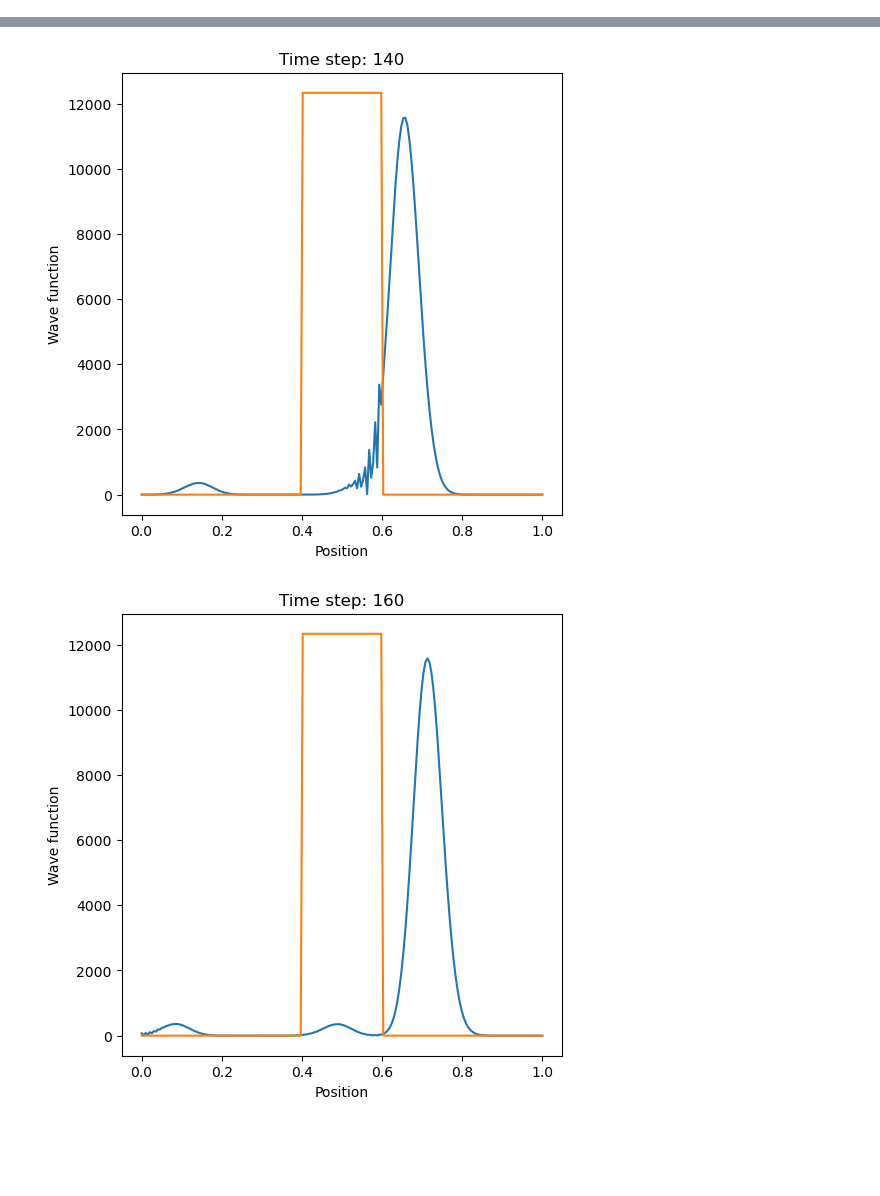
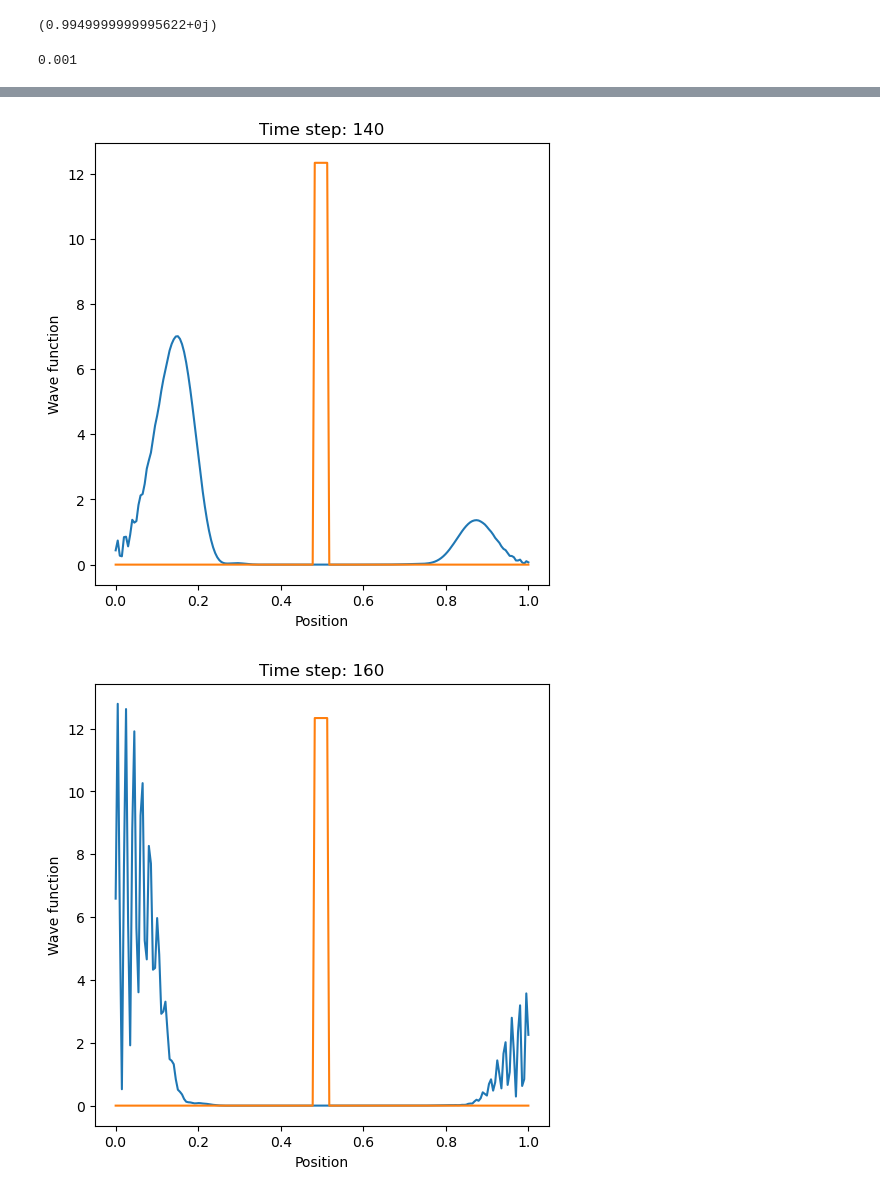
Before and after one commit to mirhex-toldex/charge-exchange, a Jupyter notebook: Crank_Nicholson.ipynb, the cells around one changed output, grey strips where cells are left out. Cells and saved outputs as stored; diff of their text form; code cells hidden in the pictures; blank space fills up the shorter version.

Commit message:
working code, added dx to norm

```diff
--- a/Crank_Nicholson.ipynb
+++ b/Crank_Nicholson.ipynb
@@ -5,7 +12,8 @@ import statistics
 # %%
-# Parameters
-L = 1  # length of the domain
-T = L / (2 * np.pi * 50) # total time, ~ L / k0
+# Domain parameters
+delta = 2 * epsilon**2 / lambdaa
+L = J * epsilon  # length of the domain
+T = L / k0 # total time, ~ L / k0
 nx = 200  # number of spatial points
 nt = 200  # number of time steps
 
@@ -13,3 +21,6 @@ dx = L / nx
 dt = T / nt
 
 x = np.linspace(0, L, nx)
+print(delta)
+print(delta*nx)
+print(T)
@@ -16,17 +31,28 @@ x = np.linspace(0, L, nx)
+# %%
+# Gaussian wave packet
+x0 = L / 4  # center of the wave packet
+v0 = L / (2 * T) # 2*np.sqrt(V0) #(L / 2*T) / 2 #np.pi * 50 #
+# k0 = 50 * np.pi #v0 / 2 # wave number of the wave packet (p = hbar*k)
+sigma = L / 20  # width of the wave packet
+# epsilon = np.pi / (20 * k0)
+N = (np.pi * sigma ** 2)**(-1/4) # Normalization
+delta = T / N
+gaussian = np.exp(-0.5 * ((x - x0) / sigma) ** 2)
+phase = np.exp(1j * k0 * x)
+psi0 = (gaussian * phase) * N
+norm = np.sum(psi0 * np.conj(psi0)) * dx
+print(norm)
+# %% [output]
+(0.9949999999995622+0j)
 # %%
 # Potential initial conditions
-V0 = 0.5*(np.pi * 50)**2  # potential strength
-a = 0.2 #0.032  # width
+V0 = (0.5* k0**2)  # potential strength
+a = 0.032 #0.032  # width
 V = np.zeros(nx)
 V[int((nx - a * nx) / 2):int((nx + a * nx) / 2)] = V0 # indices for start and end of the well
+print(epsilon)
+# %% [output]
+0.001
-# %%
-# Gaussian wave packet
-x0 = L / 4  # center of the wave packet
-k0 = 2 * np.pi * 50 #2*np.sqrt(V0) #(L / 2*T) / 2 #np.pi * 50 # # wave number of the wave packet (p = hbar*k)
-sigma = L / 20  # width of the wave packet
-gaussian = np.exp(-0.5 * ((x - x0) / sigma) ** 2)
-phase = np.exp(1j * k0 * x)
-psi0 = gaussian * phase
 # %%
 # Build coefficient matrix, a+
 aplus = np.zeros((nx, nx),complex)
@@ -63,8 +89,8 @@ for t in range(nt):
         num_rows = (nt + num_cols - 1) // num_cols
 
         plt.subplot(num_rows, num_cols, t + 1)
-        plt.plot(x, np.abs(psi)**2 * V0)
-        plt.plot(x, V)
+        plt.plot(x, np.abs(psi)**2)
+        plt.plot(x, V * epsilon)
         plt.title(f'Time step: {t}')
         plt.xlabel('Position')
         plt.ylabel('Wave function')
@@ -89,2 +115,2 @@ plt.show()
-[figure, old version]
+[figure, new version]
-[figure, old version]
+[figure, new version]
```
Also changed, not shown: parts of 5 cells of this notebook.
